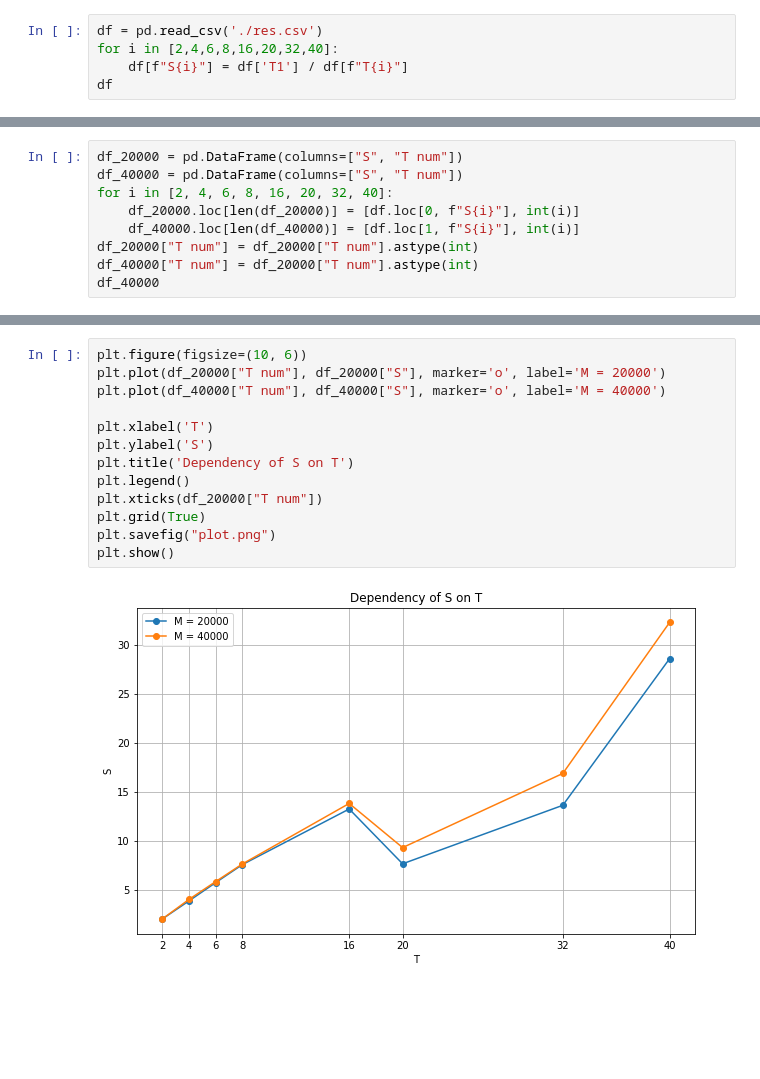
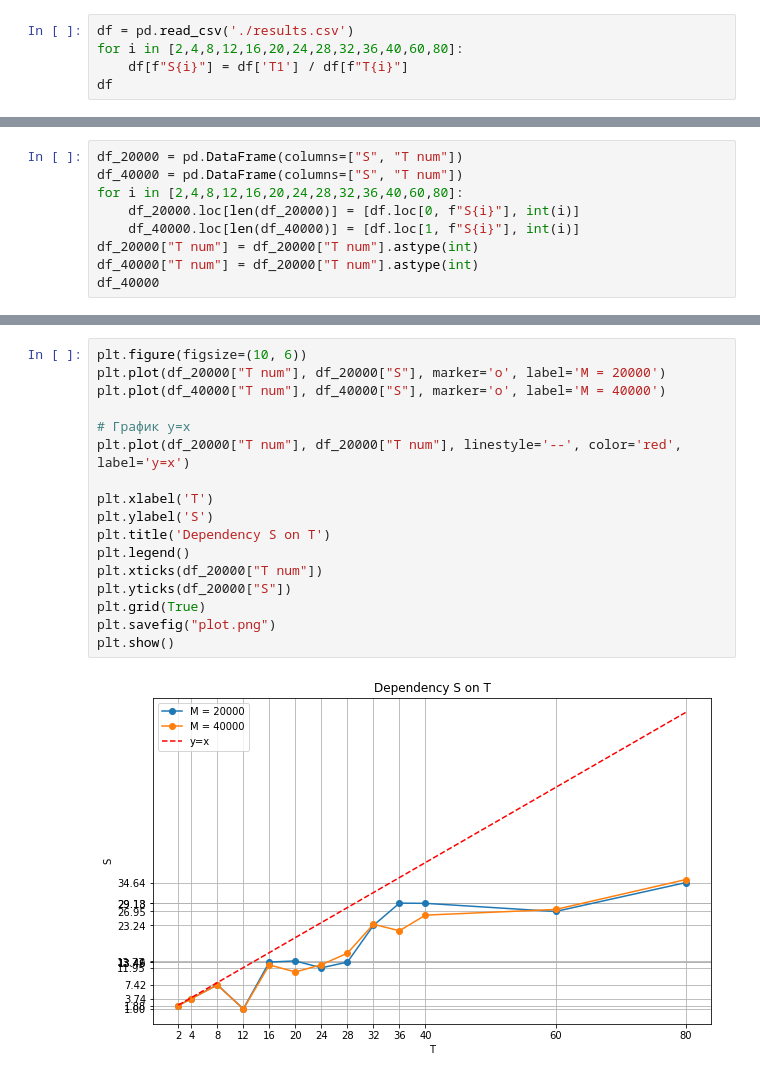
Before and after one commit to Zea-Zee/sem4, a Jupyter notebook: Parallelism/2ndLab/py.ipynb, the cells around one changed output, grey strips where cells are left out. Cells and saved outputs as stored; diff of their text form; blank space fills up the shorter version.

```diff
--- a/Parallelism/2ndLab/py.ipynb
+++ b/Parallelism/2ndLab/py.ipynb
@@ -13,6 +5,6 @@ please provide us feedback at https://github.com/pandas-dev/pandas/issues/54466
 # %%
-df = pd.read_csv('./res.csv')
-for i in [2,4,6,8,16,20,32,40]:
+df = pd.read_csv('./results.csv')
+for i in [2,4,8,12,16,20,24,28,32,36,40,60,80]:
     df[f"S{i}"] = df['T1'] / df[f"T{i}"]
 df
 # %% [output]
@@ -22,7 +15,7 @@ df
 # %%
 df_20000 = pd.DataFrame(columns=["S", "T num"])
 df_40000 = pd.DataFrame(columns=["S", "T num"])
-for i in [2, 4, 6, 8, 16, 20, 32, 40]:
+for i in [2,4,8,12,16,20,24,28,32,36,40,60,80]:
     df_20000.loc[len(df_20000)] = [df.loc[0, f"S{i}"], int(i)]
     df_40000.loc[len(df_40000)] = [df.loc[1, f"S{i}"], int(i)]
 df_20000["T num"] = df_20000["T num"].astype(int)
@@ -41,15 +39,19 @@ df_40000
 # %%
 plt.figure(figsize=(10, 6))
 plt.plot(df_20000["T num"], df_20000["S"], marker='o', label='M = 20000')
 plt.plot(df_40000["T num"], df_40000["S"], marker='o', label='M = 40000')
 
+# График y=x
+plt.plot(df_20000["T num"], df_20000["T num"], linestyle='--', color='red', label='y=x')
+
 plt.xlabel('T')
 plt.ylabel('S')
-plt.title('Dependency of S on T')
+plt.title('Dependency S on T')
 plt.legend()
 plt.xticks(df_20000["T num"])
+plt.yticks(df_20000["S"])
 plt.grid(True)
 plt.savefig("plot.png")
 plt.show()
 # %% [output]
-[figure, old version]
+[figure, new version]
```
Also changed, not shown: parts of 3 cells of this notebook, 9 other files.
